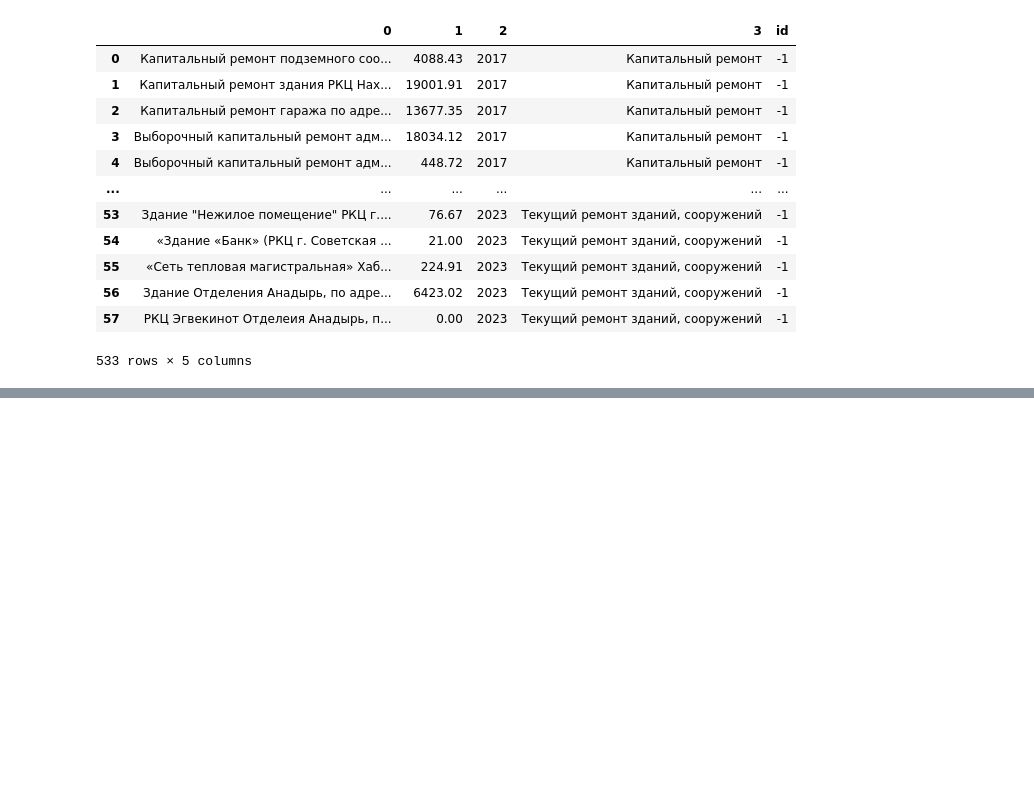
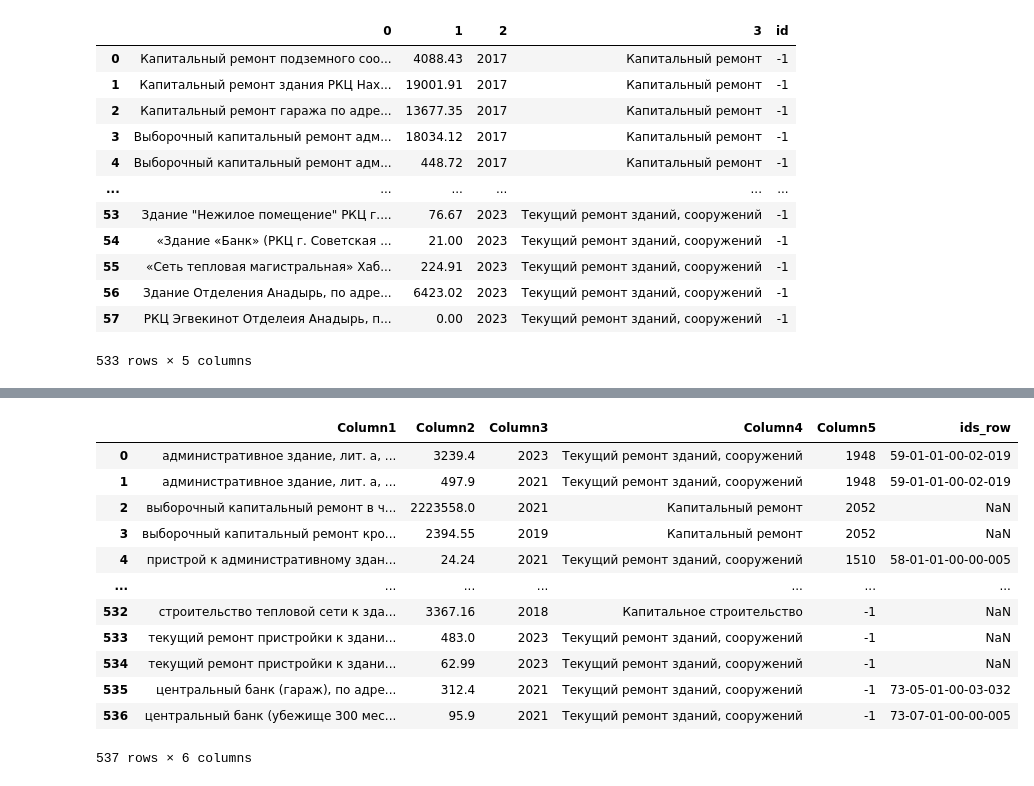
Before and after one commit to zayycev22/inflation, a Jupyter notebook: parse.ipynb, the cells around one changed output, grey strips where cells are left out. Saved outputs shown, nothing was run; the diff lists cells and outputs as text; code cells hidden in the pictures; blank space fills up the shorter version.

```diff
--- a/parse.ipynb
+++ b/parse.ipynb
@@ -742,2 +774,31 @@ list_df.loc[(list_df['object_name'].apply(lambda x: "Светланская, д.
 # %%
-[]
+kr_ks_tp = pd.read_csv("kr_ks_tp.csv", sep=";")
+import numpy as np
+pattern = r'\d{2}-\d{2}-\d{2}-\d{2}-\d{2}-\d{3}'
+pattern2 = r'\d{2}-\d{2}-\d{2}-\d{3}'
+
+kr_ks_tp["ids_row"] = np.nan
+for index, row in kr_ks_tp.iterrows():
+    txt = row[0]
+    matches = re.findall(pattern, txt)
+    if matches:
+        kr_ks_tp.loc[kr_ks_tp["Column1"] == txt, "ids_row"] = matches[0]
+    else:
+        matches2 = re.findall(pattern2, txt)
+        if matches2:
+            kr_ks_tp.loc[kr_ks_tp["Column1"] == txt, "ids_row"] = matches2[0]
+kr_ks_tp
+# %% [output]
+|  | Column1 | Column2 | Column3 | Column4 | Column5 | ids_row |
+| 0 | административное здание, лит. а, ... | 3239.4 | 2023 | Текущий ремонт зданий, сооружений | 1948 | 59-01-01-00-02-019 |
+| 1 | административное здание, лит. а, ... | 497.9 | 2021 | Текущий ремонт зданий, сооружений | 1948 | 59-01-01-00-02-019 |
+| 2 | выборочный капитальный ремонт в ч... | 2223558.0 | 2021 | Капитальный ремонт | 2052 | NaN |
+| 3 | выборочный капитальный ремонт кро... | 2394.55 | 2019 | Капитальный ремонт | 2052 | NaN |
+| 4 | пристрой к административному здан... | 24.24 | 2021 | Текущий ремонт зданий, сооружений | 1510 | 58-01-01-00-00-005 |
+| ... | ... | ... | ... | ... | ... | ... |
+| 532 | строительство тепловой сети к зда... | 3367.16 | 2018 | Капитальное строительство | -1 | NaN |
+| 533 | текущий ремонт пристройки к здани... | 483.0 | 2023 | Текущий ремонт зданий, сооружений | -1 | NaN |
+| 534 | текущий ремонт пристройки к здани... | 62.99 | 2023 | Текущий ремонт зданий, сооружений | -1 | NaN |
+| 535 | центральный банк (гараж), по адре... | 312.4 | 2021 | Текущий ремонт зданий, сооружений | -1 | 73-05-01-00-03-032 |
+| 536 | центральный банк (убежище 300 мес... | 95.9 | 2021 | Текущий ремонт зданий, сооружений | -1 | 73-07-01-00-00-005 |
+537 rows × 6 columns
```
Also changed, not shown: parts of 7 cells of this notebook, 5 other files.
